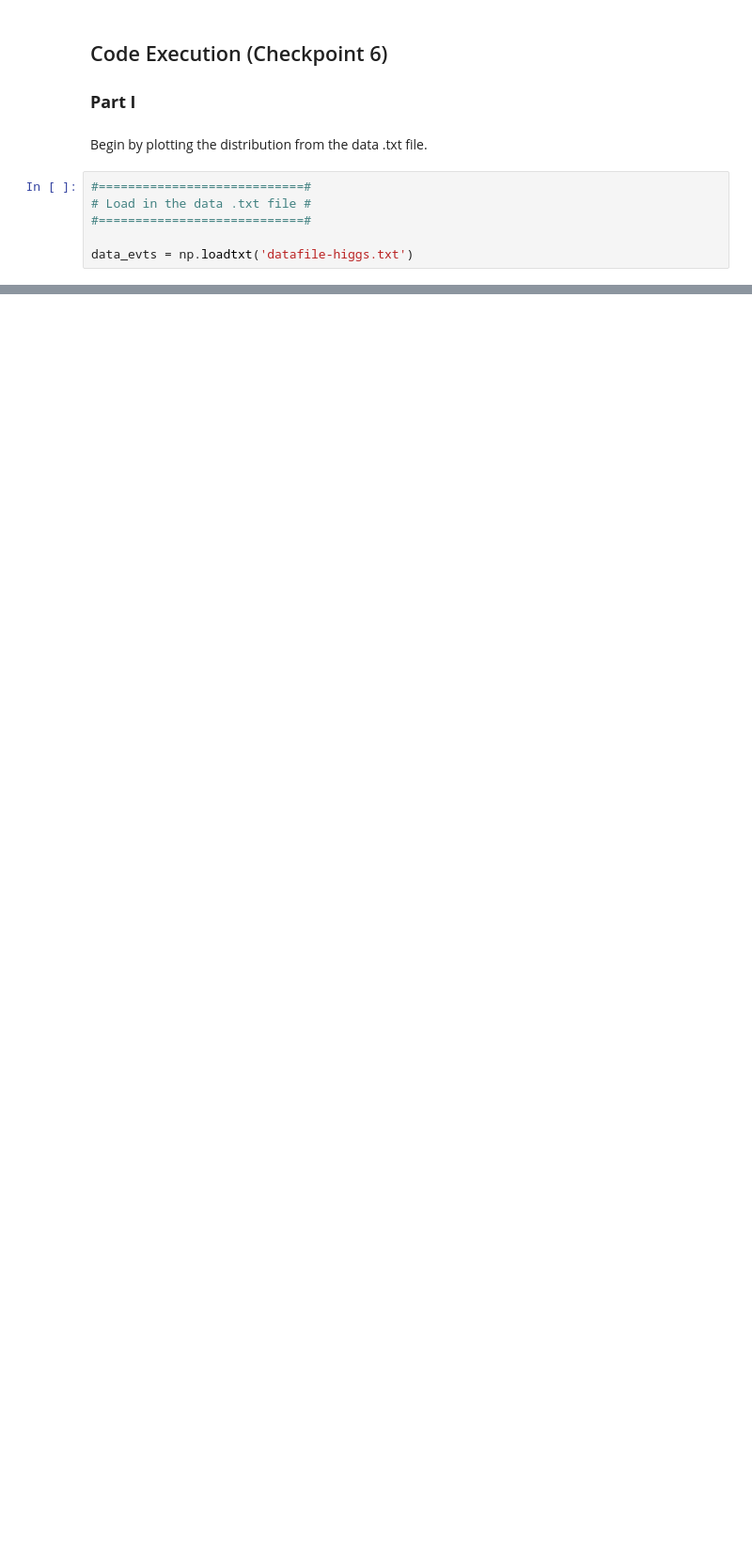
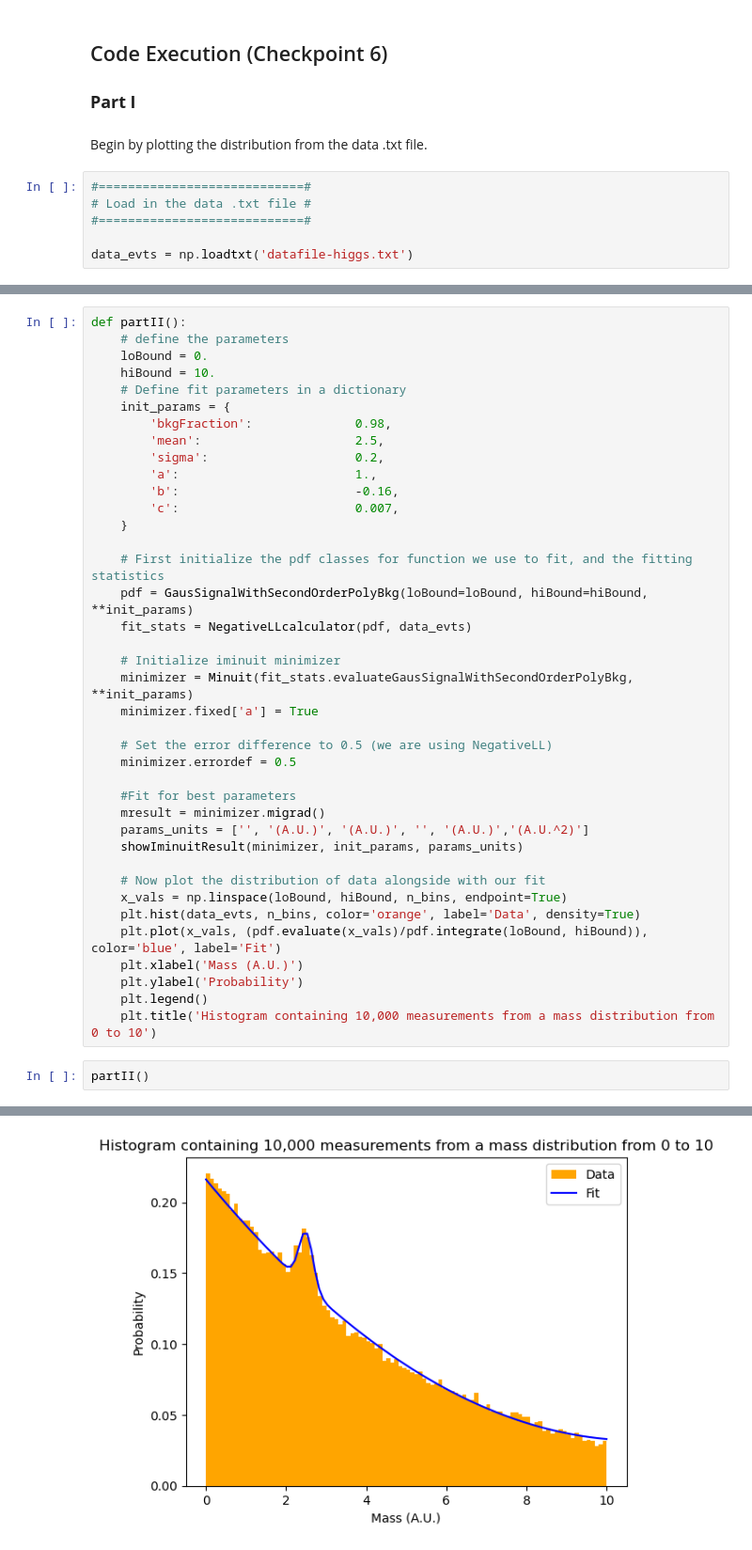
Before and after one commit to wly-wang/DAML23-24, a Jupyter notebook: Wk10/s2106059_CP6_Wk10.ipynb, the cells around one changed output, grey strips where cells are left out. Shown: that part at 94% size. Drawn from its saved outputs; the diff is of its cells as text; blank space fills up the shorter version.

```diff
--- a/Wk10/s2106059_CP6_Wk10.ipynb
+++ b/Wk10/s2106059_CP6_Wk10.ipynb
@@ -291,0 +406,42 @@ Minuit fit results are
+# %%
+def partII():
+    # define the parameters
+    loBound = 0.
+    hiBound = 10.
+    # Define fit parameters in a dictionary
+    init_params = {
+        'bkgFraction':              0.98,
+        'mean':                     2.5,
+        'sigma':                    0.2,
+        'a':                        1.,
+        'b':                        -0.16,
+        'c':                        0.007,
+    }
+
+    # First initialize the pdf classes for function we use to fit, and the fitting statistics
+    pdf = GausSignalWithSecondOrderPolyBkg(loBound=loBound, hiBound=hiBound, **init_params)
+    fit_stats = NegativeLLcalculator(pdf, data_evts)
+
+    # Initialize iminuit minimizer
+    minimizer = Minuit(fit_stats.evaluateGausSignalWithSecondOrderPolyBkg, **init_params)
+    minimizer.fixed['a'] = True
+
+    # Set the error difference to 0.5 (we are using NegativeLL)
+    minimizer.errordef = 0.5
+
+    #Fit for best parameters
+    mresult = minimizer.migrad()
+    params_units = ['', '(A.U.)', '(A.U.)', '', '(A.U.)','(A.U.^2)']
+    showIminuitResult(minimizer, init_params, params_units)
+
+    # Now plot the distribution of data alongside with our fit
+    x_vals = np.linspace(loBound, hiBound, n_bins, endpoint=True)
+    plt.hist(data_evts, n_bins, color='orange', label='Data', density=True)
+    plt.plot(x_vals, (pdf.evaluate(x_vals)/pdf.integrate(loBound, hiBound)), color='blue', label='Fit')
+    plt.xlabel('Mass (A.U.)')
+    plt.ylabel('Probability')
+    plt.legend()
+    plt.title('Histogram containing 10,000 measurements from a mass distribution from 0 to 10')
+# %%
+partII()
+# %% [output]
@@ -291,0 +455 @@ Minuit fit results are
+[figure, added]
```
Also changed, not shown: parts of 18 cells of this notebook.
